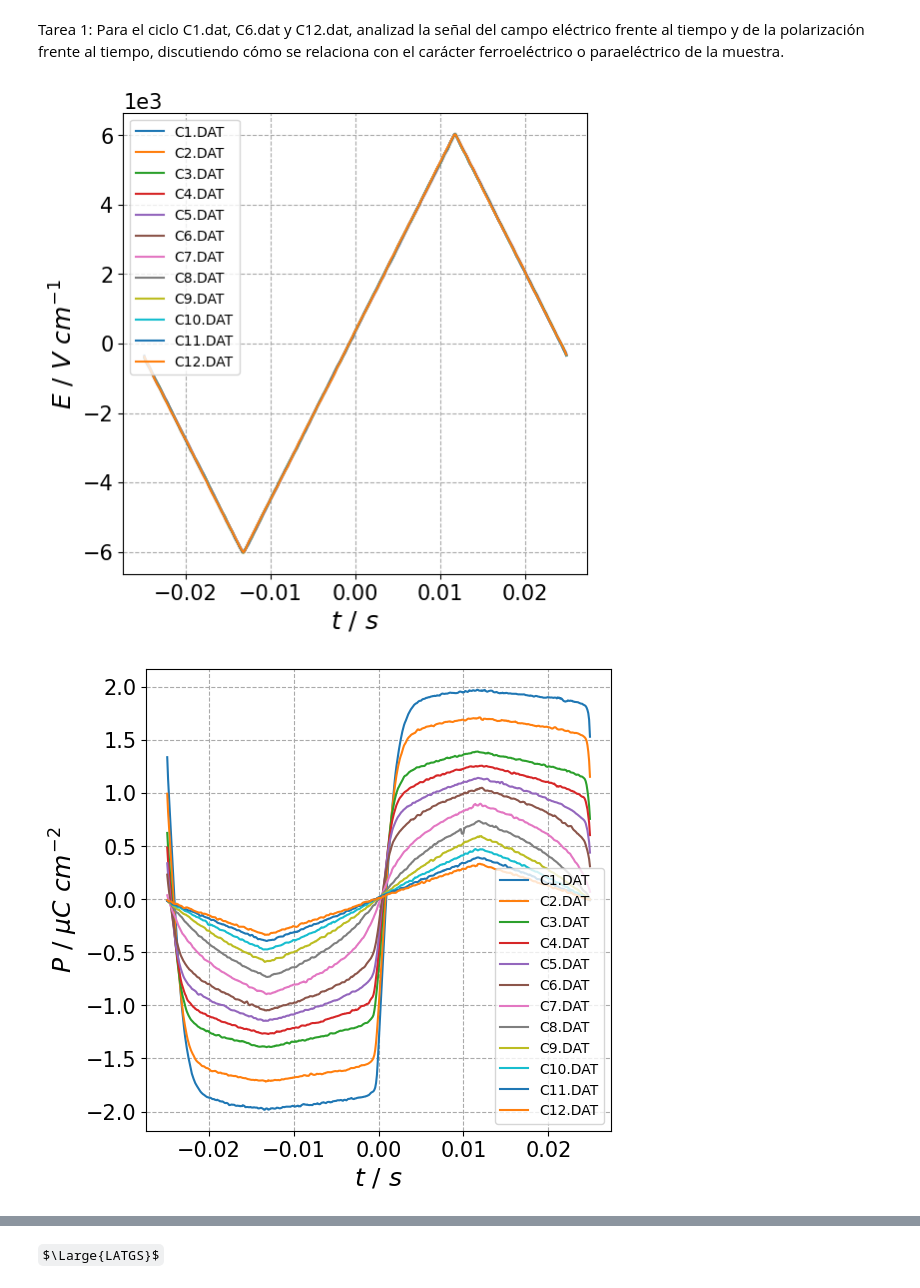
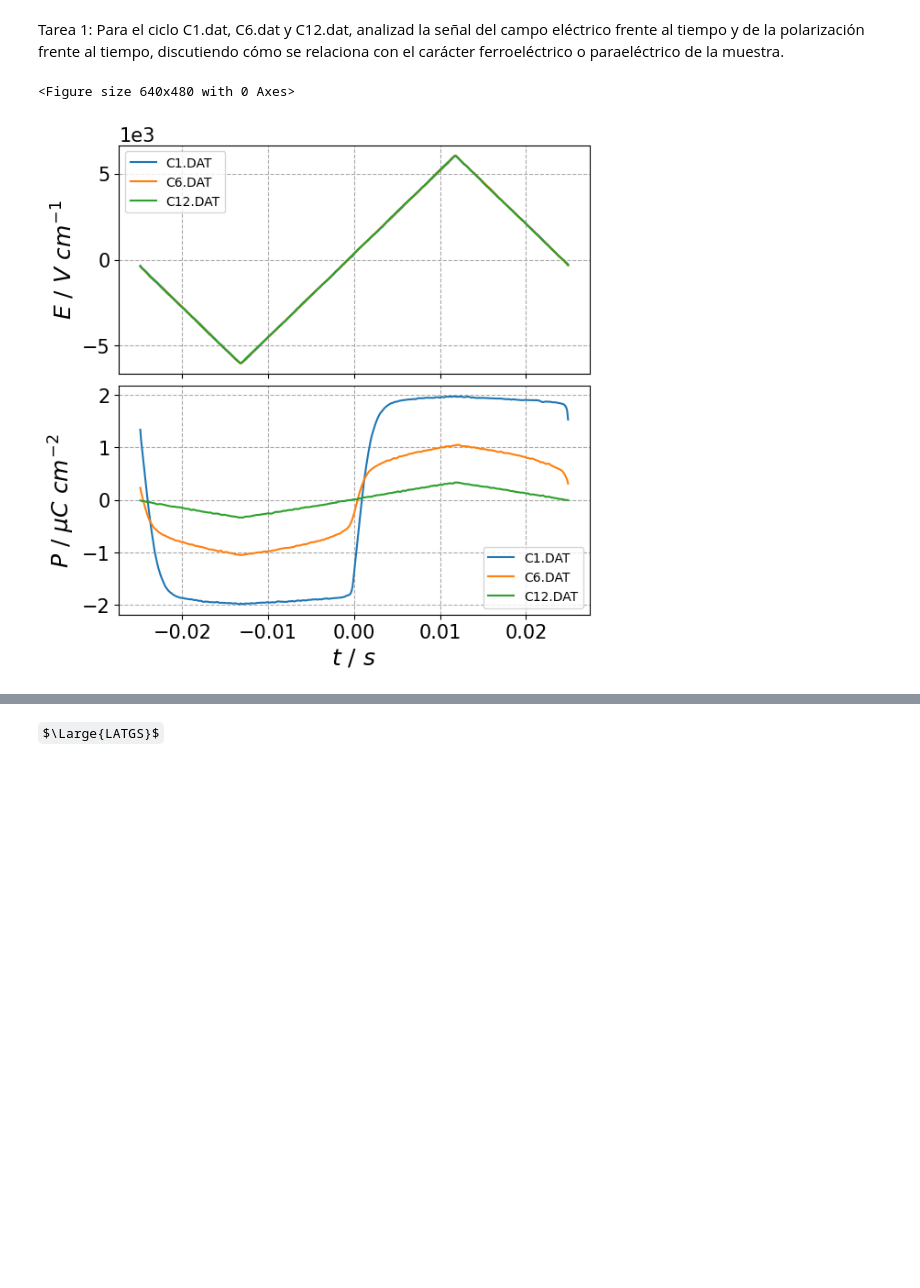
Before and after one commit to albertopeinador/termicas, a Jupyter notebook: lab_termo.ipynb, the cells around one changed output, grey strips where cells are left out. Cells and saved outputs as stored; diff of their text form; code cells hidden in the pictures; some formulas as TeX source; blank space fills up the shorter version.

Commit message:
Continued with report and prettied up a graph or 2

```diff
--- a/lab_termo.ipynb
+++ b/lab_termo.ipynb
@@ -41,37 +41,37 @@ dtfs, file_names = load_files_with_pattern(direc, 'temps_ej1.csv')
 # %% [markdown]
 Tarea 1: Para el ciclo C1.dat, C6.dat y C12.dat, analizad la señal del campo eléctrico frente al tiempo y de la polarización frente al tiempo, discutiendo cómo se relaciona con el carácter ferroeléctrico o paraeléctrico de la muestra.
 # %%
-list_of_cicles = file_names#['C1.DAT', 'C6.DAT', 'C12.DAT']
+list_of_cicles = ['C1.DAT', 'C6.DAT', 'C12.DAT']
 fig = plt.figure()
-ax = fig.add_subplot(1,1,1)
-fig2 = plt.figure()
-ax2 = fig2.add_subplot(1,1,1)
+fig, ax = plt.subplots(2, 1, layout='constrained', sharex= True)
+#fig2 = plt.figure()
+#ax2 = fig.add_subplot(2,1,1)
 #fig3 = plt.figure()
 #ax3 = fig3.add_subplot(1,1,1)
 for i in list_of_cicles:
-    dtfs[i][1].plot(x = 0, y = 1, ax=ax, figsize = (6, 6))
-    dtfs[i][1].plot(x = 0, y = 2, ax=ax2, figsize = (6, 6))
+    dtfs[i][1].plot(x = 0, y = 1, ax=ax[0], figsize = (6, 6))
+    dtfs[i][1].plot(x = 0, y = 2, ax=ax[1], figsize = (6, 6))
 #    if dtfs[i][0] == 323.6:
 #      dtfs[i][1].plot(x = 1, y = 2, ax=ax3)
 #plt.grid()
-ax.legend (list_of_cicles)
-ax2.legend (list_of_cicles)
-ax.set_ylabel('$E\ /\ V\ cm^{-1}$', fontsize = 18)
-ax.set_xlabel('$t\ /\ s $', fontsize = 18)
-ax.tick_params(labelsize=15)
-ax.grid(linestyle = '--', color = '#aaaaaa')
-ax2.grid(linestyle = '--', color = '#aaaaaa')
+ax[0].legend (list_of_cicles)
+ax[1].legend (list_of_cicles)
+ax[0].set_ylabel('$E\ /\ V\ cm^{-1}$', fontsize = 18)
+ax[0].set_xlabel('$t\ /\ s $', fontsize = 18)
+ax[0].tick_params(labelsize=15)
+ax[0].grid(linestyle = '--', color = '#aaaaaa')
+ax[1].grid(linestyle = '--', color = '#aaaaaa')
 
-ax.ticklabel_format(axis= 'y', style = 'sci', scilimits = (3, 3))
+ax[0].ticklabel_format(axis= 'y', style = 'sci', scilimits = (3, 3))
 
-ax2.set_ylabel('$P\ /\ \mu C\ cm^{-2}$', fontsize = 18)
-ax2.set_xlabel('$t\ /\ s $', fontsize = 18)
+ax[1].set_ylabel('$P\ /\ \mu C\ cm^{-2}$', fontsize = 18)
+ax[1].set_xlabel('$t\ /\ s $', fontsize = 18)
 
 fig.savefig('E-t.pdf')
-fig2.savefig('P-t.pdf')
+#fig2.savefig('P-t.pdf')
 # %% [output]
+<Figure size 640x480 with 0 Axes>
-[figure, old version]
+[figure, new version]
-[figure, removed]
 # %%
 def r(x, a, b):
     return a * x + b
```
Also changed, not shown: parts of 1 cell of this notebook, 8 other files.
